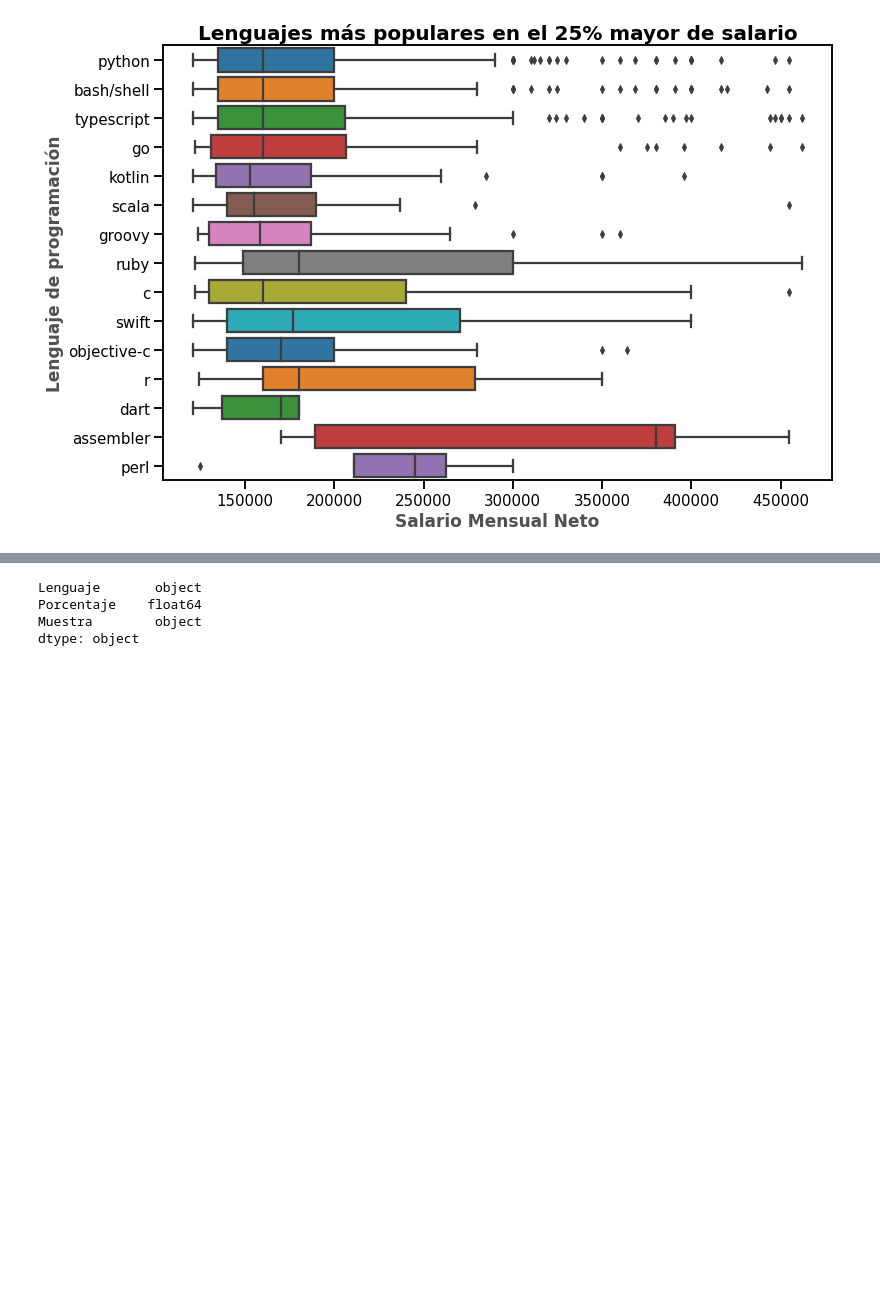
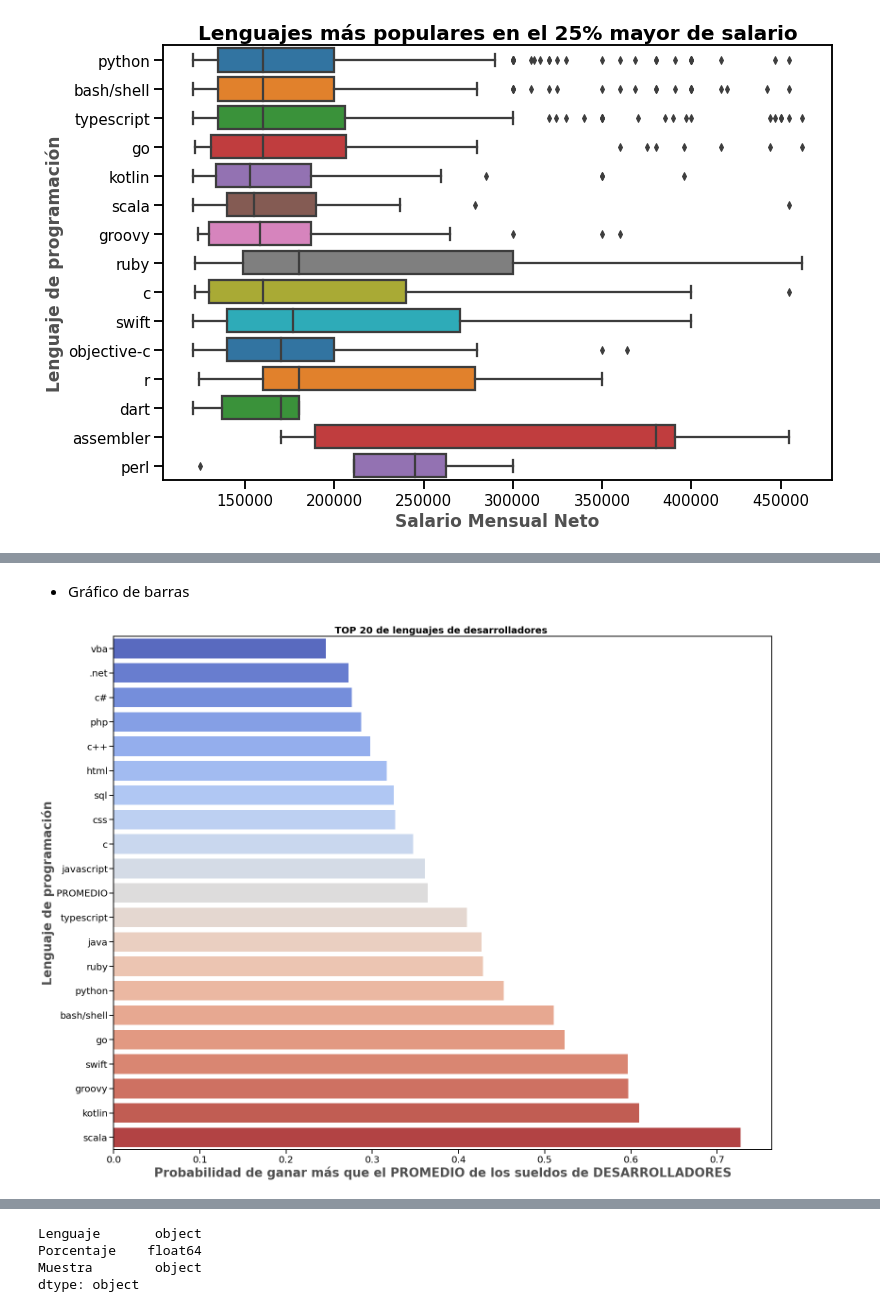
Before and after one commit to Knd9/diplodatos2022, a Jupyter notebook: ayvd/AyVD_EntregableParte1.ipynb, the cells around one changed output, grey strips where cells are left out. Drawn from its saved outputs; the diff is of its cells as text; code cells hidden in the pictures; blank space fills up the shorter version.

```diff
--- a/ayvd/AyVD_EntregableParte1.ipynb
+++ b/ayvd/AyVD_EntregableParte1.ipynb
@@ -793,0 +916,12 @@ plt.show()
+# %%
+# Creamos una lista de booleanos
+is_above_avg0 = df_consulta0['salary_monthly_NETO' ] > avg_salary0
+# %%
+prob_list = [prob_above_avg0]
+for lang in lista:
+    rows_lang = df_consulta0['programming_language'] == lang
+    intersection_count = len(df_consulta0[is_above_avg0 & rows_lang])
+    print('\nCantidad de registros por encima del promedio para {}: {}'.format(lang.upper(), intersection_count))
+    p_condic_above_avg = len(df_consulta0[is_above_avg0 & rows_lang]) / len(df_consulta0[rows_lang])
+    print('\n=== Probabilidad de que al saber {} ganes más que el promedio: {} ==='.format(lang.upper(), p_condic_above_avg))
+    prob_list.append(p_condic_above_avg)
@@ -793,0 +950,3 @@ plt.show()
+# %%
+lang_name_list = ['PROMEDIO'] + lista
+print(lang_name_list)
@@ -793,0 +955,5 @@ plt.show()
+# %%
+df_prob = pd.DataFrame(list(zip(lang_name_list, prob_list)),
+               columns =['lenguaje', 'probabilidad'])
+df_prob.sort_values('probabilidad', inplace=True)
+df_prob
@@ -793,0 +1001,21 @@ plt.show()
+# %% [markdown]
+* Gráfico de barras
+# %%
+plt.figure(figsize=(25, 20))
+
+ax1=sns.barplot(x='probabilidad', y='lenguaje', data=df_prob, palette='coolwarm')
+
+plt.title('TOP 20 de lenguajes de desarrolladores ',
+            loc='center', color='black', fontsize=20, fontweight='bold')
+
+plt.ylabel("Lenguaje de programación",
+           size=26, fontweight='bold', color='#505050')
+plt.xlabel("Probabilidad de ganar más que el PROMEDIO de los sueldos de DESARROLLADORES",
+           size=26, fontweight='bold', color='#505050')
+
+plt.xticks(fontsize=20)
+plt.yticks(fontsize=20)
+
+plt.show()
+# %% [output]
+[figure, added]
```
Also changed, not shown: parts of 54 cells of this notebook.
